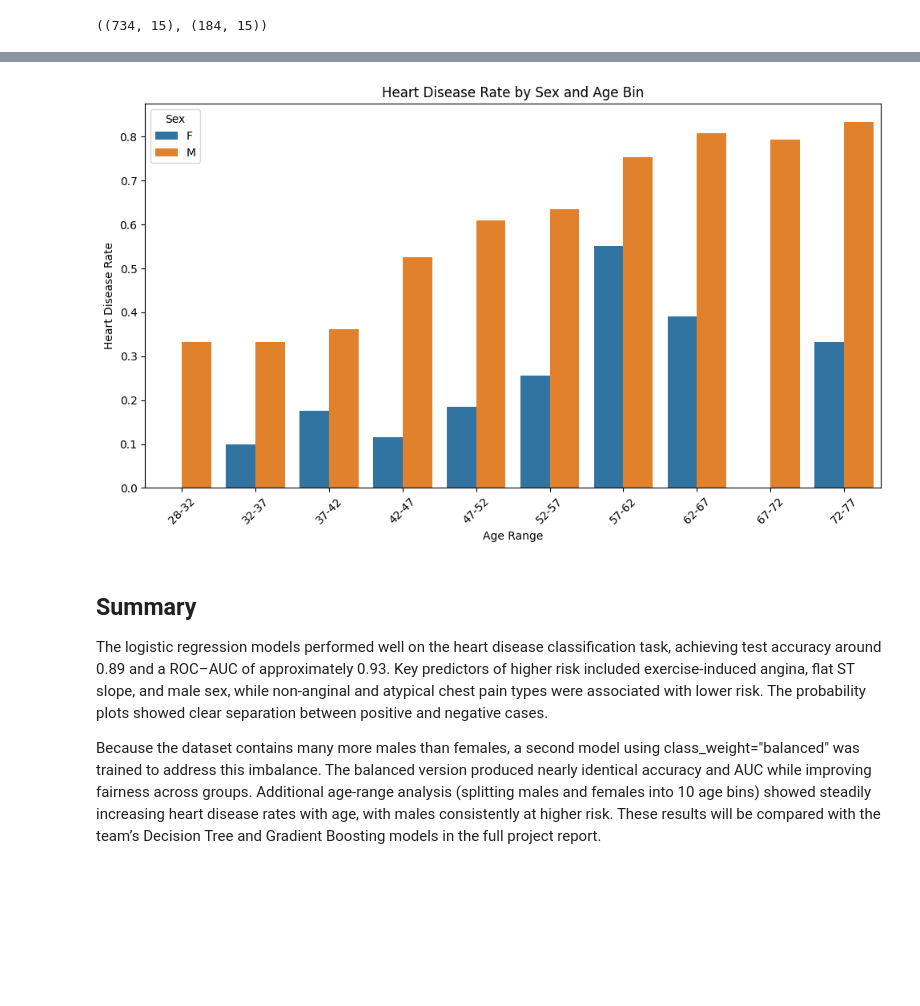
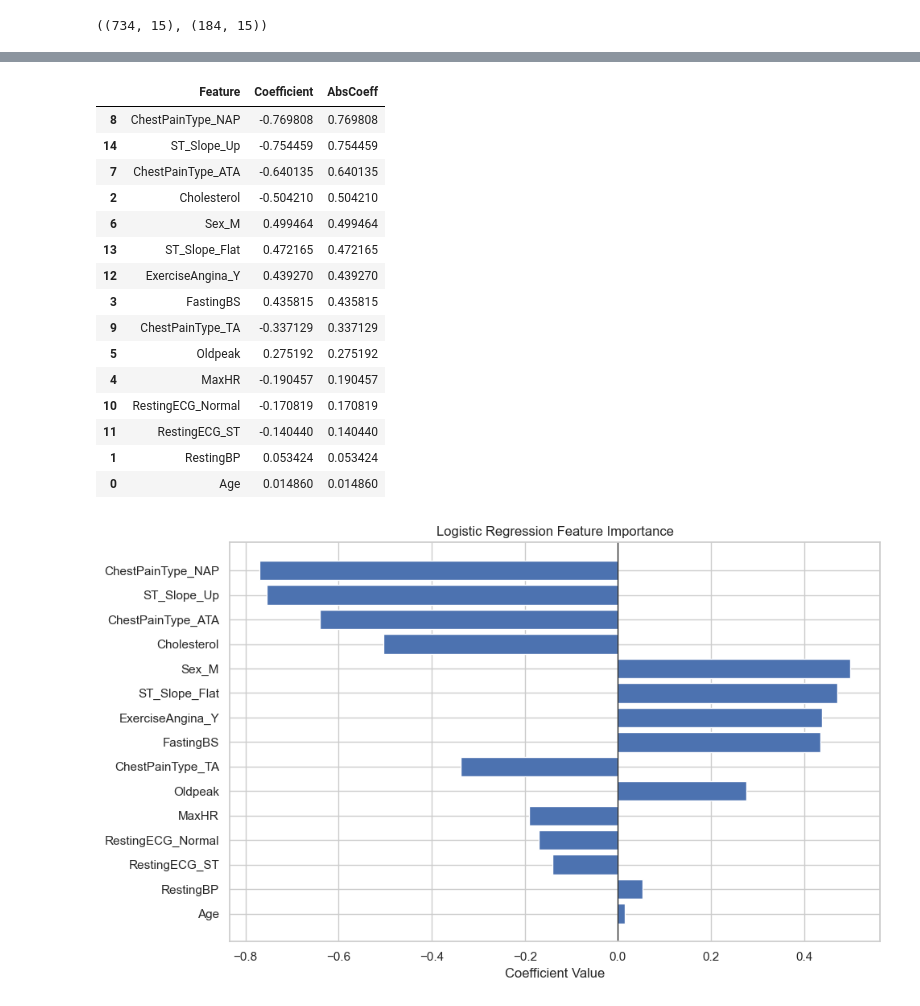
Before and after one commit to Sublymonal/aai501, a Jupyter notebook: logistic_regression.ipynb, the cells around one changed output, grey strips where cells are left out. Saved outputs shown, nothing was run; the diff lists cells and outputs as text; code cells hidden in the pictures; blank space fills up the shorter version.

```diff
--- a/logistic_regression.ipynb
+++ b/logistic_regression.ipynb
@@ -382,21 +246,45 @@ display(age_sex_summary.head(20))
 # %%
-plt.figure(figsize=(10, 6))
-sns.barplot(
-    data=age_sex_summary,
-    x="AgeBin",
-    y="heart_disease_rate",
-    hue="Sex"
-)
-plt.xticks(rotation=45)
-plt.ylabel("Heart Disease Rate")
-plt.xlabel("Age Range")
-plt.title("Heart Disease Rate by Sex and Age Bin")
-plt.tight_layout()
-plt.show()
+# Get feature names.
+feature_names = X_train.columns
+
+# Coefficients from logistic regression inside the pipeline.
+coefficients = log_reg_balanced.named_steps["log_reg"].coef_[0]
+
+coef_df = pd.DataFrame({
+    "Feature": feature_names,
+    "Coefficient": coefficients
+})
+
+coef_df["AbsCoeff"] = coef_df["Coefficient"].abs()
+coef_df = coef_df.sort_values(by="AbsCoeff", ascending=False)
+
+coef_df.head(15)
 # %% [output]
-[figure, removed]
+|  | Feature | Coefficient | AbsCoeff |
+| 8 | ChestPainType_NAP | -0.769808 | 0.769808 |
+| 14 | ST_Slope_Up | -0.754459 | 0.754459 |
+| 7 | ChestPainType_ATA | -0.640135 | 0.640135 |
+| 2 | Cholesterol | -0.504210 | 0.504210 |
+| 6 | Sex_M | 0.499464 | 0.499464 |
+| 13 | ST_Slope_Flat | 0.472165 | 0.472165 |
+| 12 | ExerciseAngina_Y | 0.439270 | 0.439270 |
+| 3 | FastingBS | 0.435815 | 0.435815 |
+| 9 | ChestPainType_TA | -0.337129 | 0.337129 |
+| 5 | Oldpeak | 0.275192 | 0.275192 |
+| 4 | MaxHR | -0.190457 | 0.190457 |
+| 10 | RestingECG_Normal | -0.170819 | 0.170819 |
+| 11 | RestingECG_ST | -0.140440 | 0.140440 |
+| 1 | RestingBP | 0.053424 | 0.053424 |
+| 0 | Age | 0.014860 | 0.014860 |
-# %% [markdown]
-## Summary
-The logistic regression models performed well on the heart disease classification task, achieving test accuracy around 0.89 and a ROC–AUC of approximately 0.93. Key predictors of higher risk included exercise-induced angina, flat ST slope, and male sex, while non-anginal and atypical chest pain types were associated with lower risk. The probability plots showed clear separation between positive and negative cases.
-
-Because the dataset contains many more males than females, a second model using class_weight="balanced" was trained to address this imbalance. The balanced version produced nearly identical accuracy and AUC while improving fairness across groups. Additional age-range analysis (splitting males and females into 10 age bins) showed steadily increasing heart disease rates with age, with males consistently at higher risk. These results will be compared with the team’s Decision Tree and Gradient Boosting models in the full project report.
+# %%
+# Plot coefficient-based feature importance.
+plt.figure(figsize=(10, 6))
+plt.barh(coef_df["Feature"], coef_df["Coefficient"])
+plt.xlabel("Coefficient Value")
+plt.title("Logistic Regression Feature Importance")
+plt.axvline(0, color="black", linewidth=0.8)
+plt.gca().invert_yaxis()
+plt.tight_layout()
+plt.show()
+# %% [output]
+[figure, added]
```
Also changed, not shown: parts of 25 cells of this notebook.
